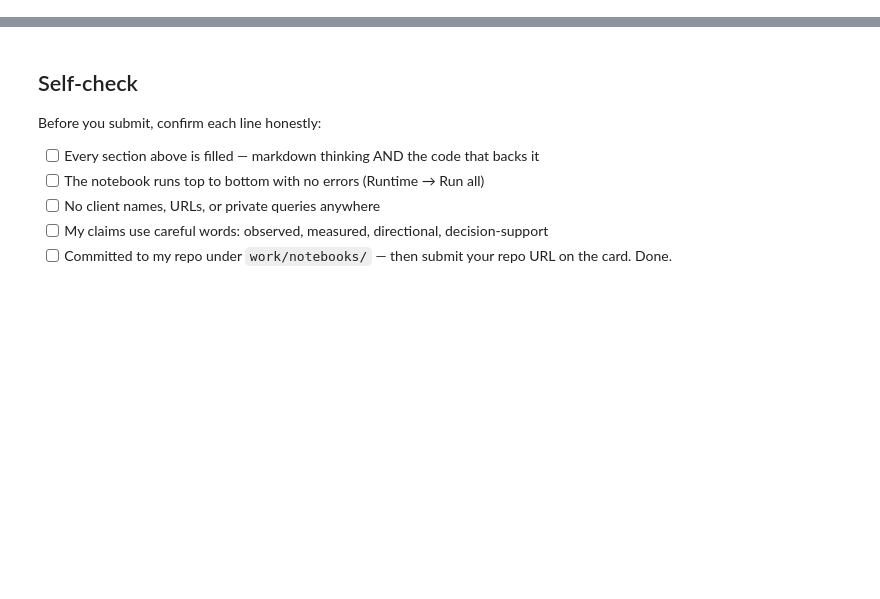
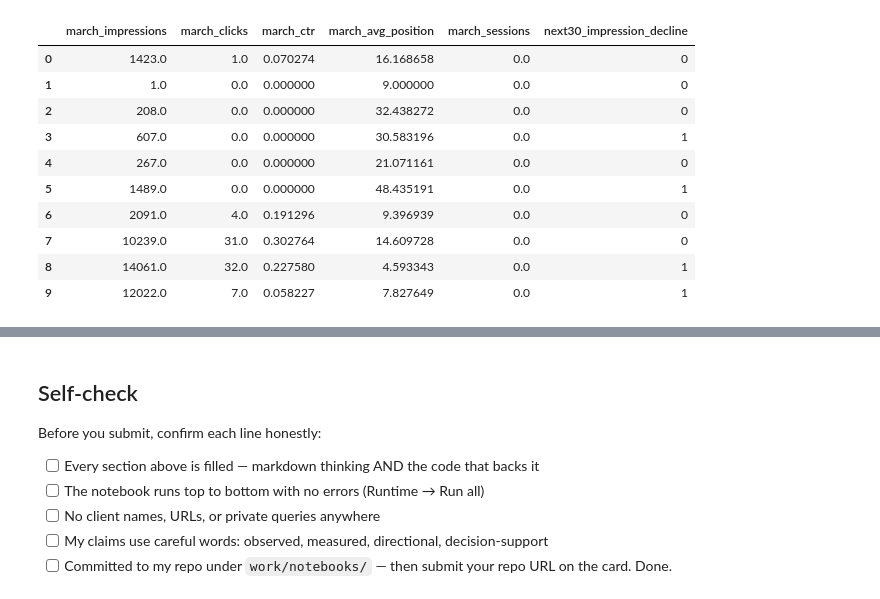
Before and after one commit to amey05081999/Flyrank-Internship-Amey-Naik, a Jupyter notebook: work/notebooks/w03_data_contract.ipynb, the cells around one changed output, grey strips where cells are left out. Cells and saved outputs as stored; diff of their text form; code cells hidden in the pictures; blank space fills up the shorter version.

```diff
--- a/work/notebooks/w03_data_contract.ipynb
+++ b/work/notebooks/w03_data_contract.ipynb
@@ -33,0 +127,86 @@ This skeleton is yours to fill. Work the sections **in order** — each one has
+# %%
+# Five-feature frame + future label.
+# This is intentionally a separate extraction step, not one of the three contract-verification queries above.
+
+feature_label_sql = f"""
+WITH march AS (
+    SELECT
+        client_hash_id,
+        content_hash_id,
+        SUM(COALESCE(gsc_impressions, 0)) AS march_impressions,
+        SUM(COALESCE(gsc_clicks, 0)) AS march_clicks,
+        SUM(
+            CASE
+                WHEN gsc_avg_position IS NOT NULL AND gsc_avg_position > 0
+                THEN gsc_avg_position * COALESCE(gsc_impressions, 0)
+                ELSE 0
+            END
+        ) / NULLIF(
+            SUM(
+                CASE
+                    WHEN gsc_avg_position IS NOT NULL AND gsc_avg_position > 0
+                    THEN COALESCE(gsc_impressions, 0)
+                    ELSE 0
+                END
+            ), 0
+        ) AS march_avg_position,
+        SUM(
+            CASE WHEN ga4_data_available IS TRUE
+                 THEN COALESCE(ga4_sessions, 0)
+                 ELSE 0 END
+        ) AS march_sessions
+    FROM read_parquet('{REL}/fact_content_daily_performance/month=2026-03/*.parquet')
+    GROUP BY 1,2
+),
+april AS (
+    SELECT
+        client_hash_id,
+        content_hash_id,
+        SUM(COALESCE(gsc_impressions, 0)) AS april_impressions
+    FROM read_parquet('{REL}/fact_content_daily_performance/month=2026-04/*.parquet')
+    GROUP BY 1,2
+)
+SELECT
+    m.client_hash_id,
+    m.content_hash_id,
+    m.march_impressions,
+    m.march_clicks,
+    100.0 * m.march_clicks / NULLIF(m.march_impressions, 0) AS march_ctr,
+    m.march_avg_position,
+    m.march_sessions,
+    CASE
+        WHEN a.april_impressions IS NULL OR m.march_impressions = 0 THEN NULL
+        WHEN a.april_impressions < 0.8 * m.march_impressions THEN 1
+        ELSE 0
+    END AS next30_impression_decline
+FROM march m
+LEFT JOIN april a USING (client_hash_id, content_hash_id)
+WHERE m.march_impressions > 0
+"""
+
+feature_frame = con.sql(feature_label_sql).df()
+
+FEATURES = [
+    "march_impressions",
+    "march_clicks",
+    "march_ctr",
+    "march_avg_position",
+    "march_sessions",
+]
+LABEL = "next30_impression_decline"
+
+display(feature_frame[FEATURES + [LABEL]].head(10))
+print("Feature-frame rows:", len(feature_frame))
+print("Rows with observed future label:", feature_frame[LABEL].notna().sum())
+# %% [output]
+|  | march_impressions | march_clicks | march_ctr | march_avg_position | march_sessions | next30_impression_decline |
+| 0 | 1423.0 | 1.0 | 0.070274 | 16.168658 | 0.0 | 0 |
+| 1 | 1.0 | 0.0 | 0.000000 | 9.000000 | 0.0 | 0 |
+| 2 | 208.0 | 0.0 | 0.000000 | 32.438272 | 0.0 | 0 |
+| 3 | 607.0 | 0.0 | 0.000000 | 30.583196 | 0.0 | 1 |
+| 4 | 267.0 | 0.0 | 0.000000 | 21.071161 | 0.0 | 0 |
+| 5 | 1489.0 | 0.0 | 0.000000 | 48.435191 | 0.0 | 1 |
+| 6 | 2091.0 | 4.0 | 0.191296 | 9.396939 | 0.0 | 0 |
+| 7 | 10239.0 | 31.0 | 0.302764 | 14.609728 | 0.0 | 0 |
+| 8 | 14061.0 | 32.0 | 0.227580 | 4.593343 | 0.0 | 1 |
+| 9 | 12022.0 | 7.0 | 0.058227 | 7.827649 | 0.0 | 1 |
```
Also changed, not shown: parts of 19 cells of this notebook.
